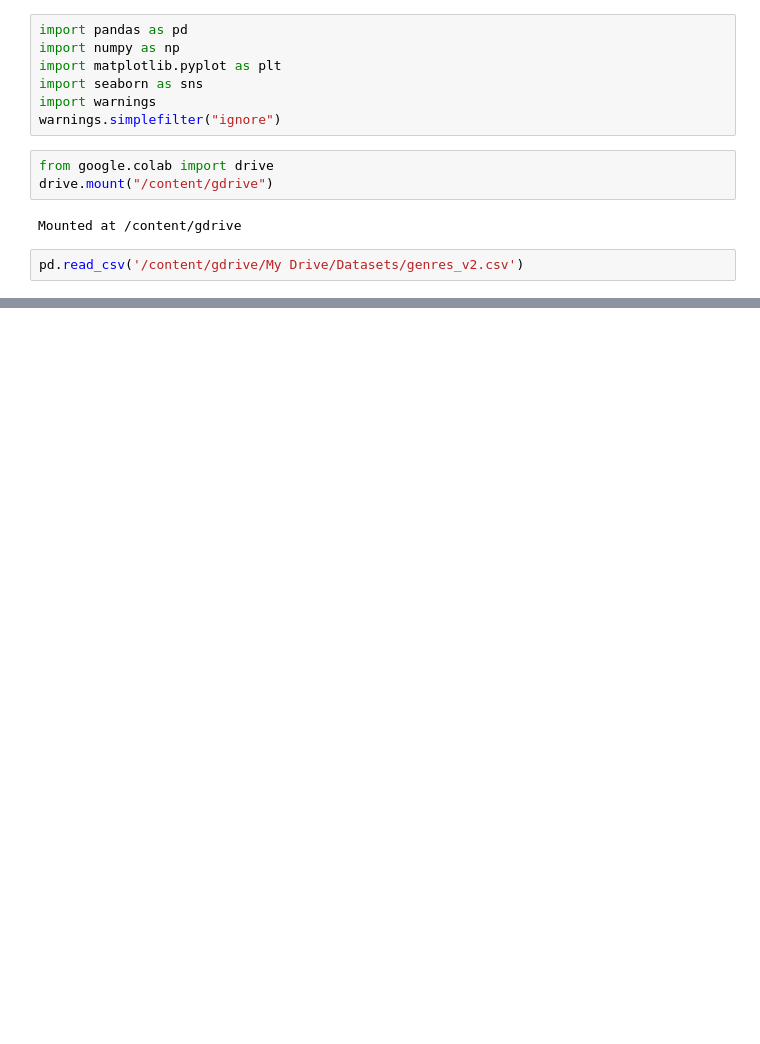
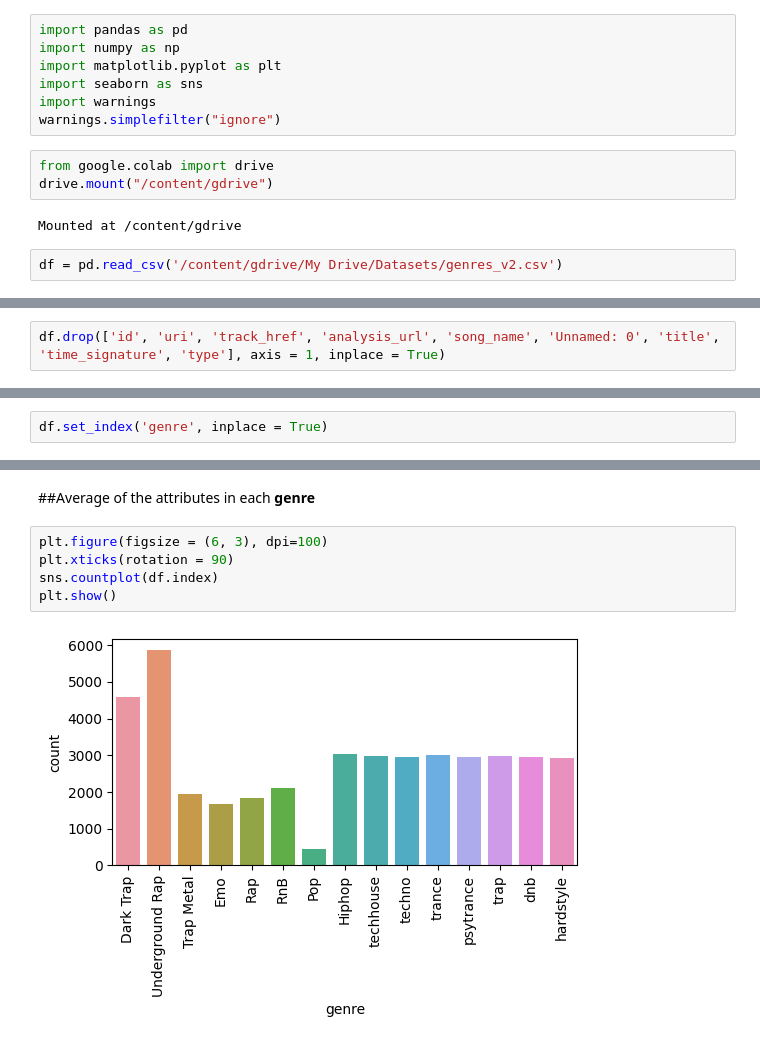
Before and after one commit to meisam210905/Sani, a Jupyter notebook: genres_v2.ipynb, the cells around one changed output, grey strips where cells are left out. Cells and saved outputs as stored; diff of their text form; blank space fills up the shorter version.

```diff
--- a/genres_v2.ipynb
+++ b/genres_v2.ipynb
@@ -13,4 +13,4 @@ drive.mount("/content/gdrive")
 # %% [output]
 Mounted at /content/gdrive
 # %%
-pd.read_csv('/content/gdrive/My Drive/Datasets/genres_v2.csv')
+df = pd.read_csv('/content/gdrive/My Drive/Datasets/genres_v2.csv')
@@ -30,0 +67,2 @@ pd.read_csv('/content/gdrive/My Drive/Datasets/genres_v2.csv')
+# %%
+df.drop(['id', 'uri', 'track_href', 'analysis_url', 'song_name', 'Unnamed: 0', 'title', 'time_signature', 'type'], axis = 1, inplace = True)
@@ -30,0 +76,2 @@ pd.read_csv('/content/gdrive/My Drive/Datasets/genres_v2.csv')
+# %%
+df.set_index('genre', inplace = True)
@@ -30,0 +104,9 @@ pd.read_csv('/content/gdrive/My Drive/Datasets/genres_v2.csv')
+# %% [markdown]
+##Average of the attributes in each **genre**
+# %%
+plt.figure(figsize = (6, 3), dpi=100)
+plt.xticks(rotation = 90)
+sns.countplot(df.index)
+plt.show()
+# %% [output]
+[figure, added]
```
Also changed, not shown: parts of 34 cells of this notebook.
